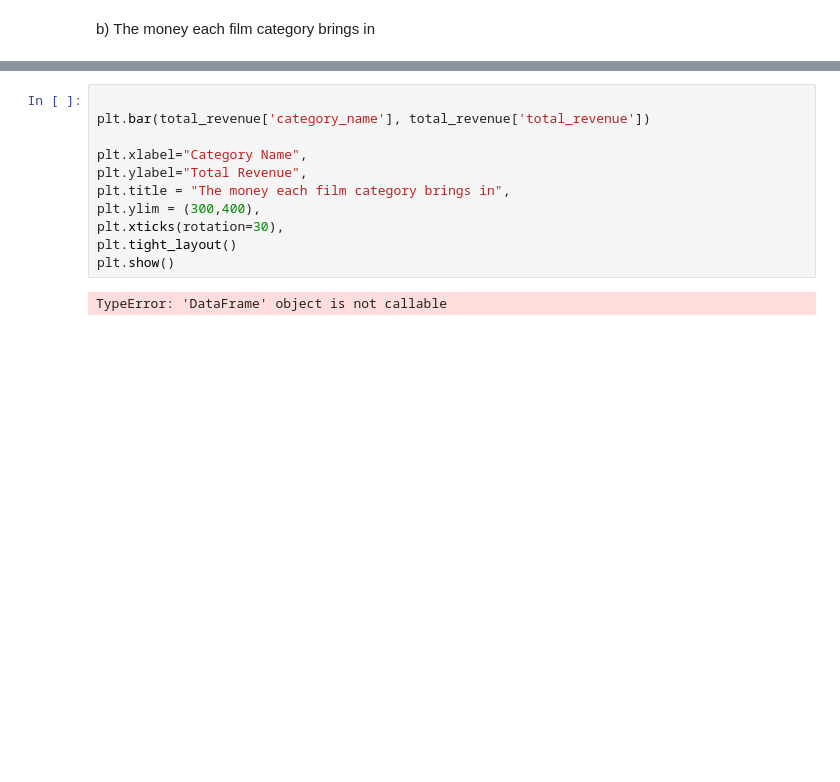
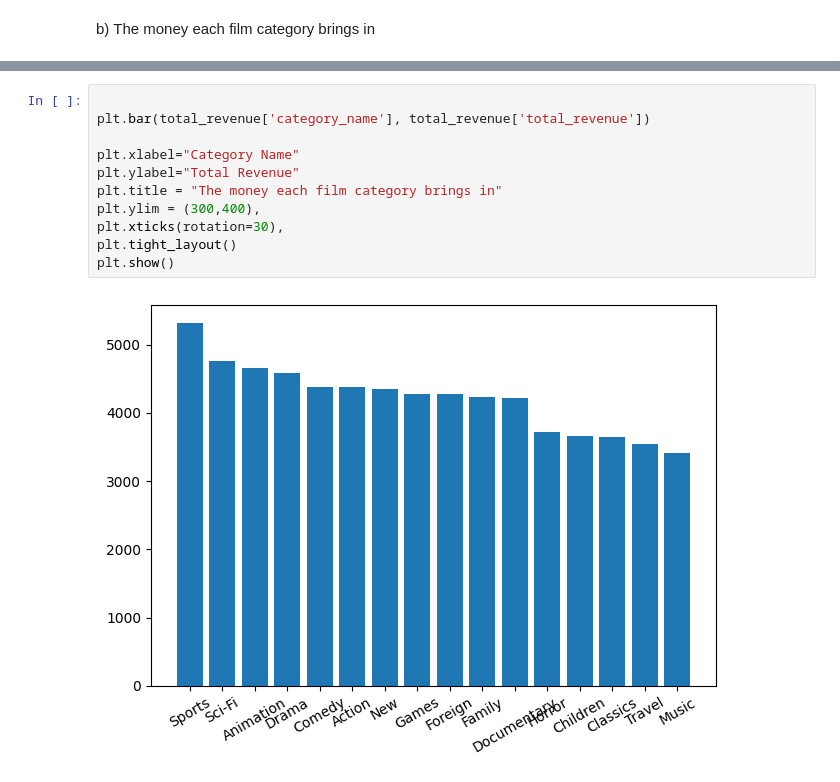
Before and after one commit to ghaliaghazal/Sql_Ghalia_Ghazal_Lab1, a Jupyter notebook: data_analys.ipynb, the cells around one changed output, grey strips where cells are left out. Drawn from its saved outputs; the diff is of its cells as text; blank space fills up the shorter version.

```diff
--- a/data_analys.ipynb
+++ b/data_analys.ipynb
@@ -432,13 +437,13 @@ total_revenue
 # %%
 
 plt.bar(total_revenue['category_name'], total_revenue['total_revenue'])
 
-plt.xlabel="Category Name",
-plt.ylabel="Total Revenue",
-plt.title = "The money each film category brings in",
+plt.xlabel="Category Name"
+plt.ylabel="Total Revenue"
+plt.title = "The money each film category brings in"
 plt.ylim = (300,400),
 plt.xticks(rotation=30),
 plt.tight_layout()
 plt.show()
 # %% [output]
-TypeError: 'DataFrame' object is not callable
+[figure, added]
```
Also changed, not shown: parts of 6 cells of this notebook.
